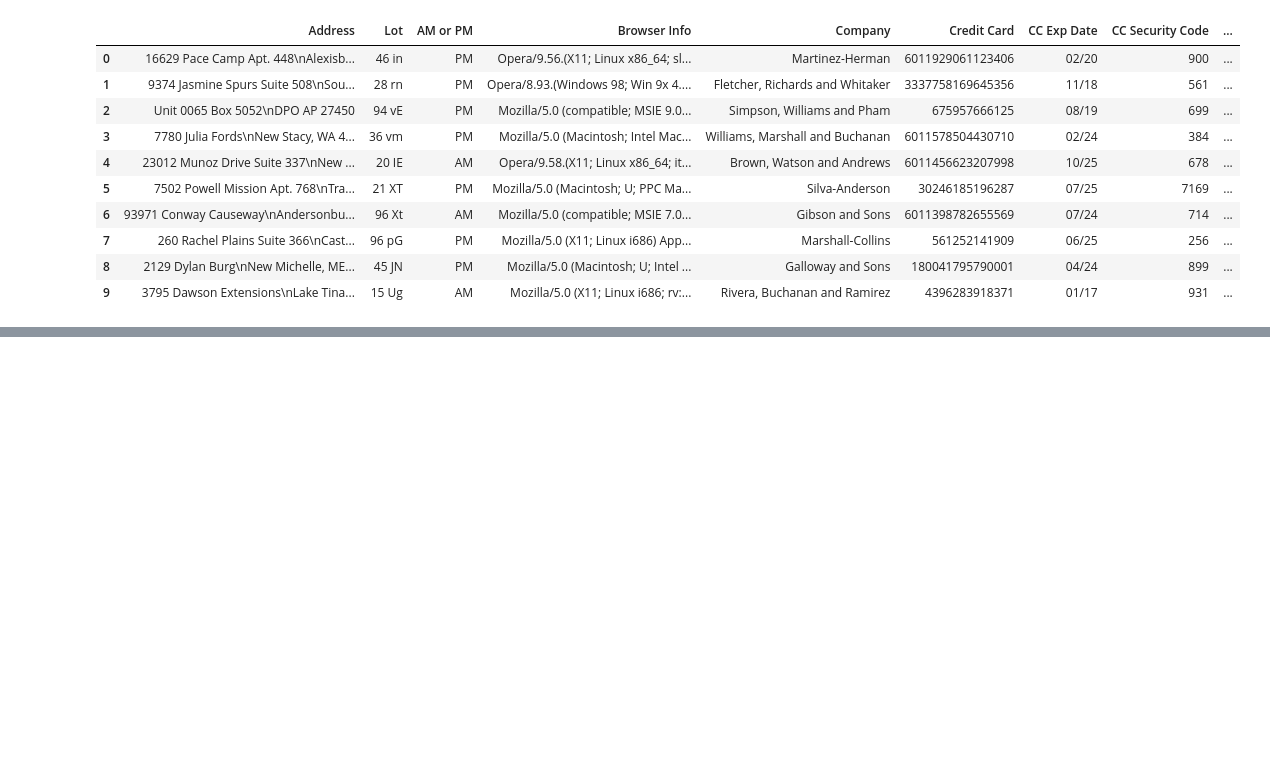
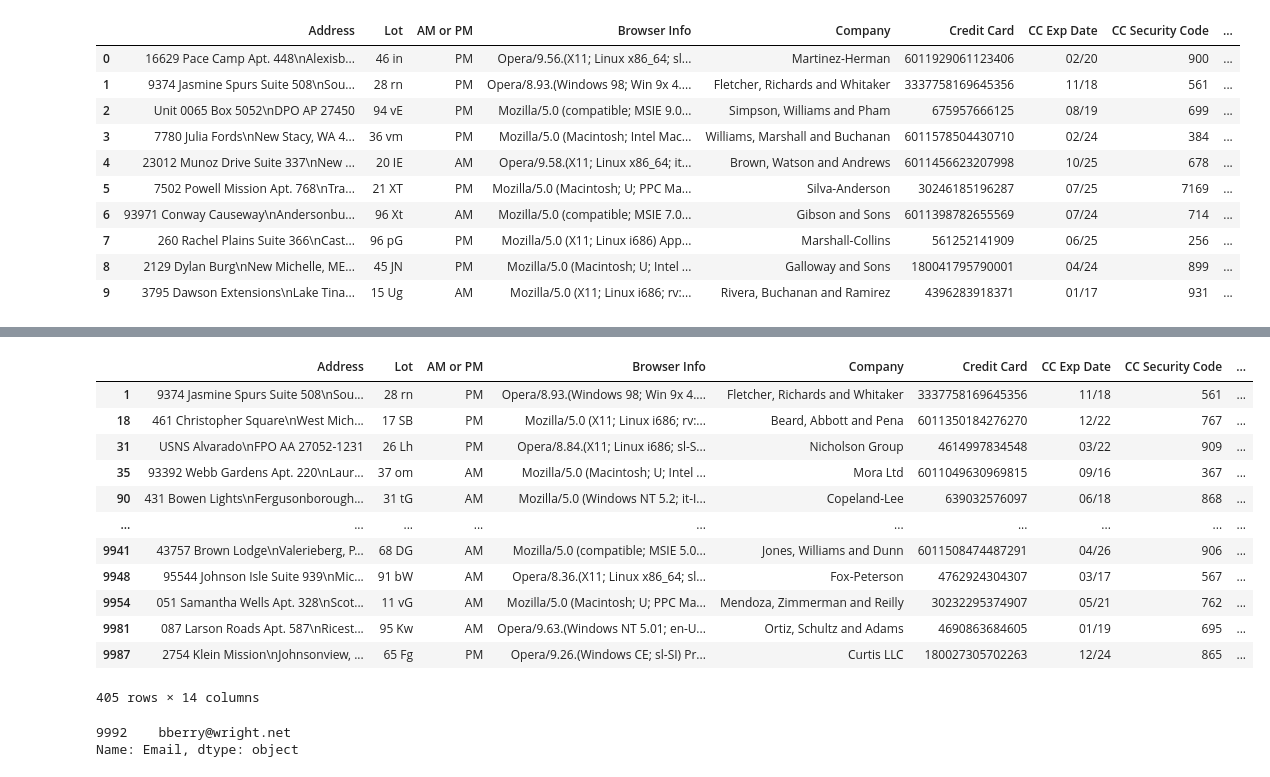
Before and after one commit to piyush6705/eda, a Jupyter notebook: Untitled.ipynb, the cells around one changed output, grey strips where cells are left out. Saved outputs shown, nothing was run; the diff lists cells and outputs as text; code cells hidden in the pictures; blank space fills up the shorter version.

```diff
--- a/Untitled.ipynb
+++ b/Untitled.ipynb
@@ -39,0 +221,21 @@ df.
+# %%
+df[(df['CC Provider'] == 'Mastercard') & (df['Purchase Price'] >= 50)]
+# %% [output]
+|  | Address | Lot | AM or PM | Browser Info | Company | Credit Card | CC Exp Date | CC Security Code | ... |
+| 1 | 9374 Jasmine Spurs Suite 508\nSou... | 28 rn | PM | Opera/8.93.(Windows 98; Win 9x 4.... | Fletcher, Richards and Whitaker | 3337758169645356 | 11/18 | 561 | ... |
+| 18 | 461 Christopher Square\nWest Mich... | 17 SB | PM | Mozilla/5.0 (X11; Linux i686; rv:... | Beard, Abbott and Pena | 6011350184276270 | 12/22 | 767 | ... |
+| 31 | USNS Alvarado\nFPO AA 27052-1231 | 26 Lh | PM | Opera/8.84.(X11; Linux i686; sl-S... | Nicholson Group | 4614997834548 | 03/22 | 909 | ... |
+| 35 | 93392 Webb Gardens Apt. 220\nLaur... | 37 om | AM | Mozilla/5.0 (Macintosh; U; Intel ... | Mora Ltd | 6011049630969815 | 09/16 | 367 | ... |
+| 90 | 431 Bowen Lights\nFergusonborough... | 31 tG | AM | Mozilla/5.0 (Windows NT 5.2; it-I... | Copeland-Lee | 639032576097 | 06/18 | 868 | ... |
+| ... | ... | ... | ... | ... | ... | ... | ... | ... | ... |
+| 9941 | 43757 Brown Lodge\nValerieberg, P... | 68 DG | AM | Mozilla/5.0 (compatible; MSIE 5.0... | Jones, Williams and Dunn | 6011508474487291 | 04/26 | 906 | ... |
+| 9948 | 95544 Johnson Isle Suite 939\nMic... | 91 bW | AM | Opera/8.36.(X11; Linux x86_64; sl... | Fox-Peterson | 4762924304307 | 03/17 | 567 | ... |
+| 9954 | 051 Samantha Wells Apt. 328\nScot... | 11 vG | AM | Mozilla/5.0 (Macintosh; U; PPC Ma... | Mendoza, Zimmerman and Reilly | 30232295374907 | 05/21 | 762 | ... |
+| 9981 | 087 Larson Roads Apt. 587\nRicest... | 95 Kw | AM | Opera/9.63.(Windows NT 5.01; en-U... | Ortiz, Schultz and Adams | 4690863684605 | 01/19 | 695 | ... |
+| 9987 | 2754 Klein Mission\nJohnsonview, ... | 65 Fg | PM | Opera/9.26.(Windows CE; sl-SI) Pr... | Curtis LLC | 180027305702263 | 12/24 | 865 | ... |
+405 rows × 14 columns
+# %%
+df.loc[df['Credit Card'] == 4664825258997302, 'Email']
+# %% [output]
+9992    bberry@wright.net
+Name: Email, dtype: object
```
Also changed, not shown: parts of 17 cells of this notebook, 2 other files.
